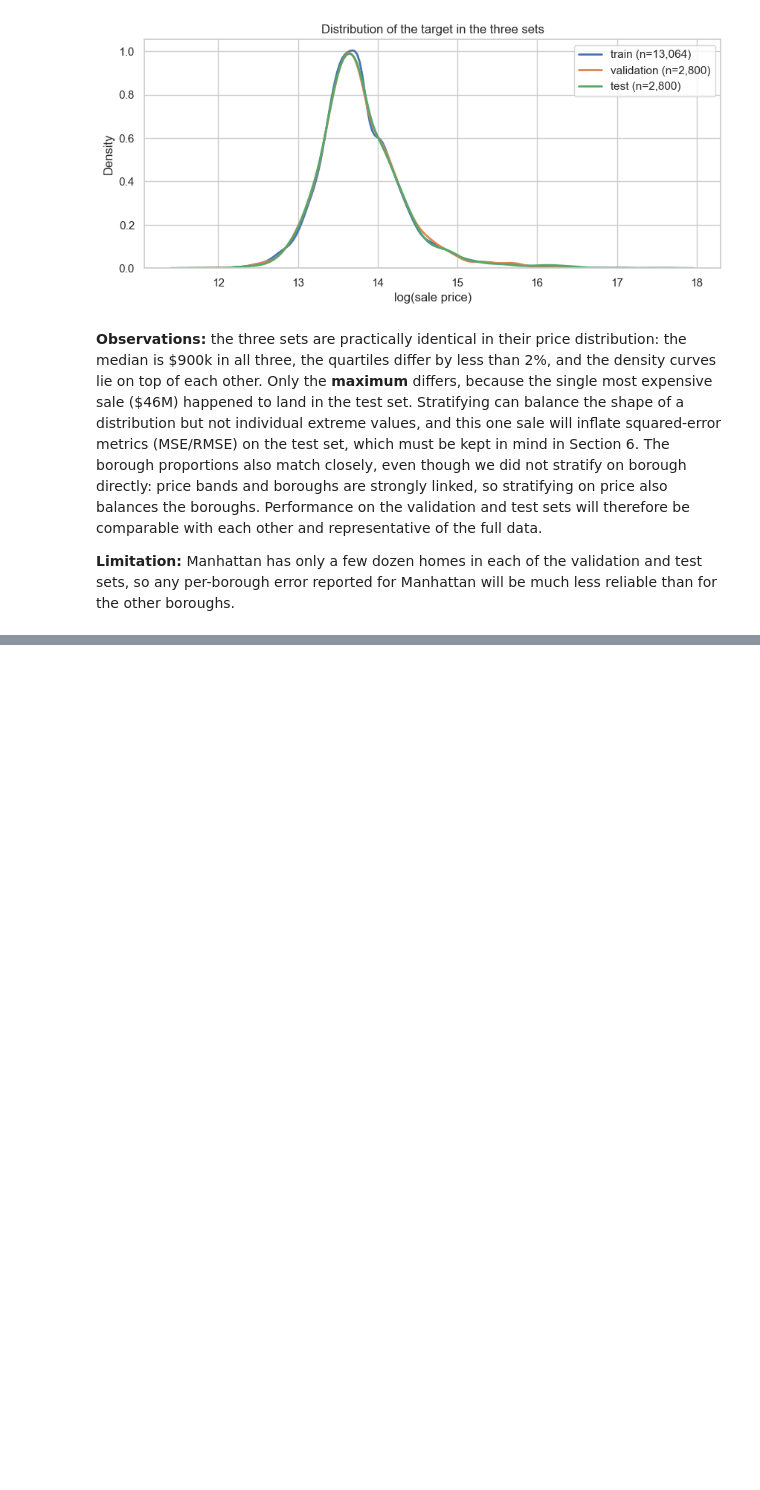
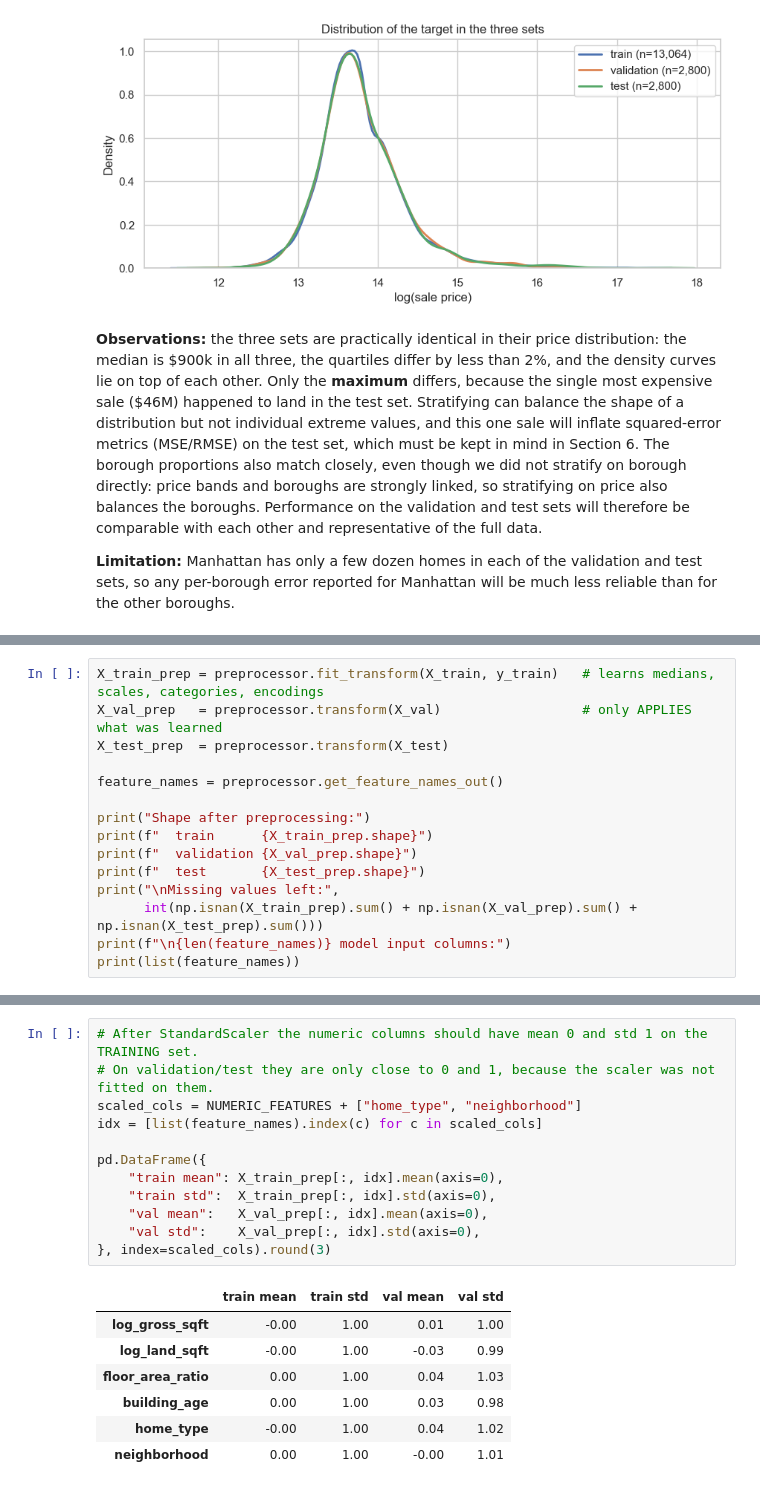
Before and after one commit to nodirbeksolijonov/MLDA-CW1-NYC-Property-Sales, a Jupyter notebook: notebooks/MLDA_CW1_NYC_Property_Sales.ipynb, the cells around one changed output, grey strips where cells are left out. Drawn from its saved outputs; the diff is of its cells as text; blank space fills up the shorter version.

```diff
--- a/notebooks/MLDA_CW1_NYC_Property_Sales.ipynb
+++ b/notebooks/MLDA_CW1_NYC_Property_Sales.ipynb
@@ -1240,0 +1321,15 @@ plt.show()
+# %%
+X_train_prep = preprocessor.fit_transform(X_train, y_train)   # learns medians, scales, categories, encodings
+X_val_prep   = preprocessor.transform(X_val)                  # only APPLIES what was learned
+X_test_prep  = preprocessor.transform(X_test)
+
+feature_names = preprocessor.get_feature_names_out()
+
+print("Shape after preprocessing:")
+print(f"  train      {X_train_prep.shape}")
+print(f"  validation {X_val_prep.shape}")
+print(f"  test       {X_test_prep.shape}")
+print("\nMissing values left:",
+      int(np.isnan(X_train_prep).sum() + np.isnan(X_val_prep).sum() + np.isnan(X_test_prep).sum()))
+print(f"\n{len(feature_names)} model input columns:")
+print(list(feature_names))
@@ -1240,0 +1363,20 @@ plt.show()
+# %%
+# After StandardScaler the numeric columns should have mean 0 and std 1 on the TRAINING set.
+# On validation/test they are only close to 0 and 1, because the scaler was not fitted on them.
+scaled_cols = NUMERIC_FEATURES + ["home_type", "neighborhood"]
+idx = [list(feature_names).index(c) for c in scaled_cols]
+
+pd.DataFrame({
+    "train mean": X_train_prep[:, idx].mean(axis=0),
+    "train std":  X_train_prep[:, idx].std(axis=0),
+    "val mean":   X_val_prep[:, idx].mean(axis=0),
+    "val std":    X_val_prep[:, idx].std(axis=0),
+}, index=scaled_cols).round(3)
+# %% [output]
+|  | train mean | train std | val mean | val std |
+| log_gross_sqft | -0.00 | 1.00 | 0.01 | 1.00 |
+| log_land_sqft | -0.00 | 1.00 | -0.03 | 0.99 |
+| floor_area_ratio | 0.00 | 1.00 | 0.04 | 1.03 |
+| building_age | 0.00 | 1.00 | 0.03 | 0.98 |
+| home_type | -0.00 | 1.00 | 0.04 | 1.02 |
+| neighborhood | 0.00 | 1.00 | -0.00 | 1.01 |
```
Also changed, not shown: parts of 13 cells of this notebook.
